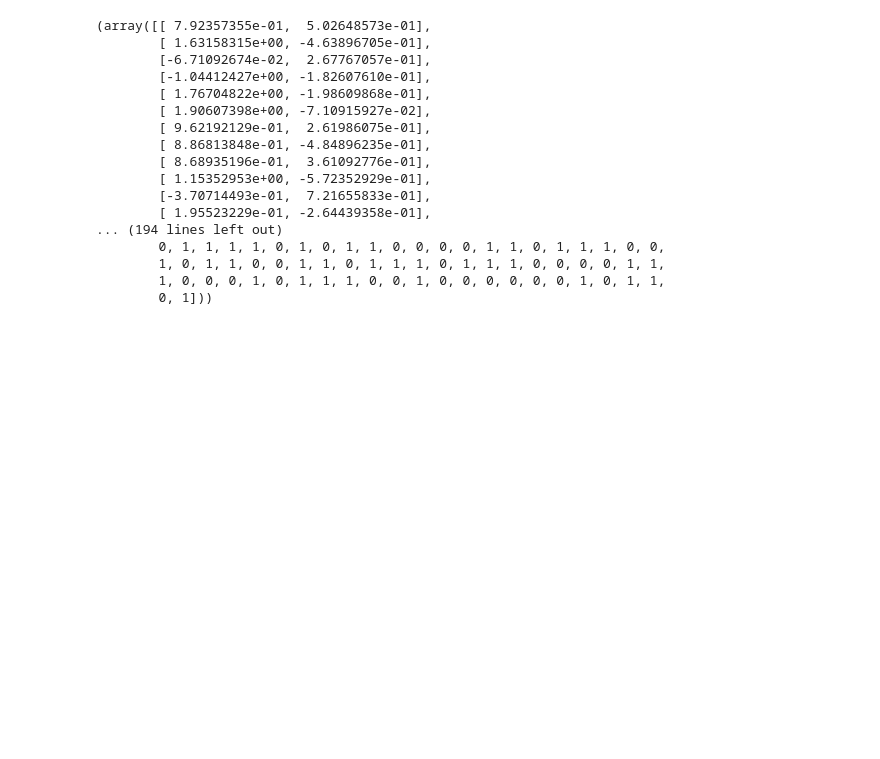
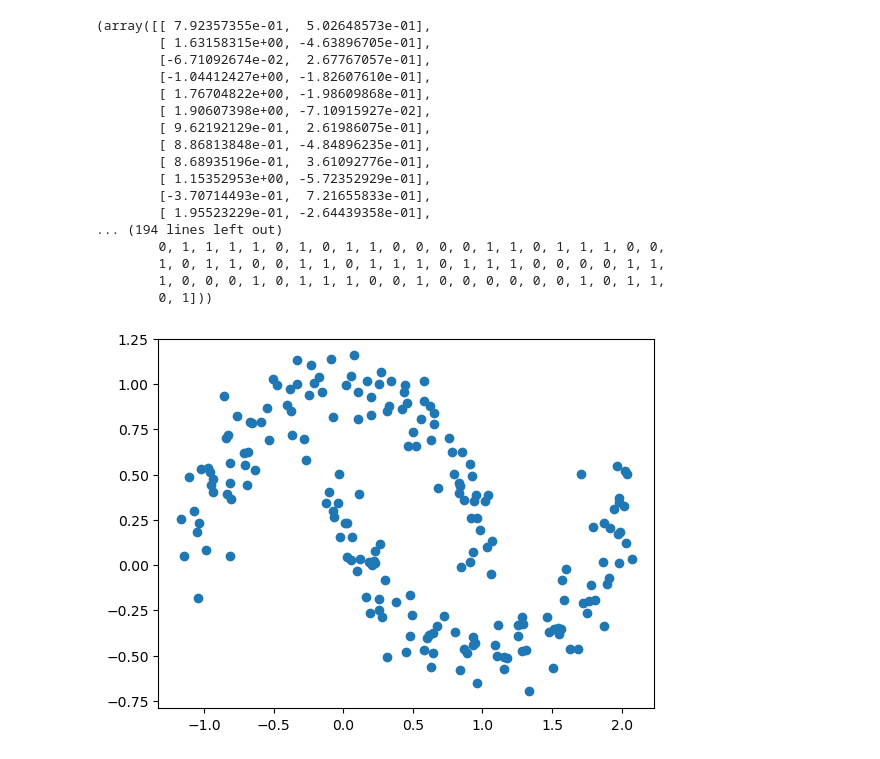
Before and after one commit to beniamine3155/Machine_Learning_AtoZ, a Jupyter notebook: 16_Density_Based_Clustering/density_based.ipynb, the cells around one changed output. Cells and saved outputs as stored; diff of their text form; code cells hidden in the pictures; blank space fills up the shorter version.

```diff
--- a/16_Density_Based_Clustering/density_based.ipynb
+++ b/16_Density_Based_Clustering/density_based.ipynb
@@ -31,3 +31,8 @@ X, y
         1, 0, 1, 1, 0, 0, 1, 1, 0, 1, 1, 1, 0, 1, 1, 1, 0, 0, 0, 0, 1, 1,
         1, 0, 0, 0, 1, 0, 1, 1, 1, 0, 0, 1, 0, 0, 0, 0, 0, 0, 1, 0, 1, 1,
         0, 1]))
+# %%
+plt.scatter(X[:, 0], X[:, 1]) # X[:, 0] is the first column of X, X[:, 1] is the second column of X
+plt.show()
+# %% [output]
+[figure, added]
```
Also changed, not shown: parts of 3 cells of this notebook.
